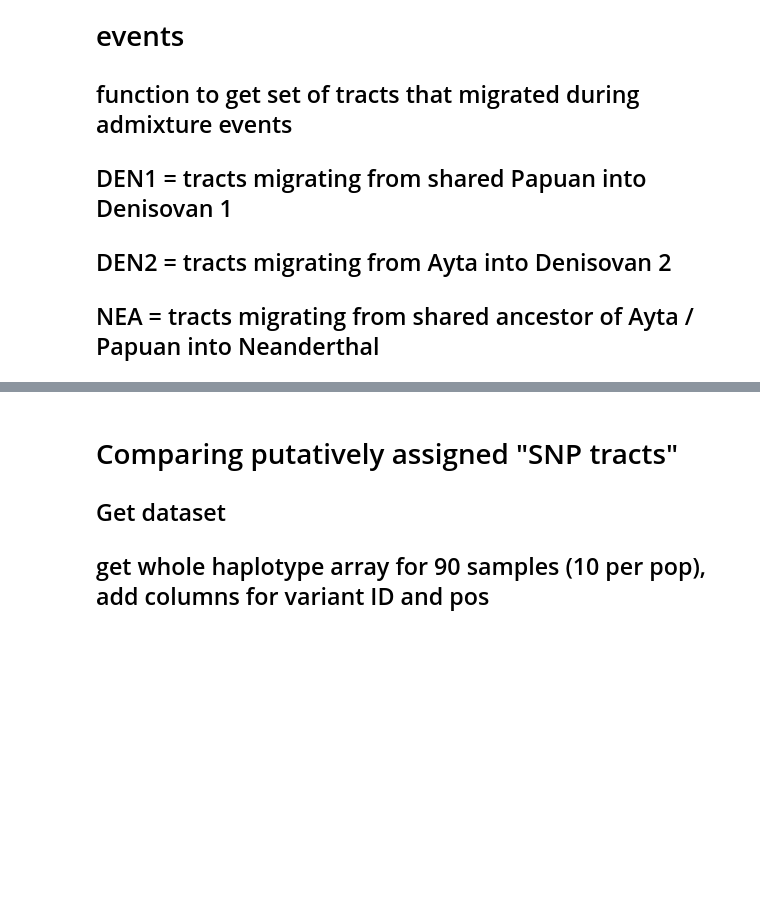
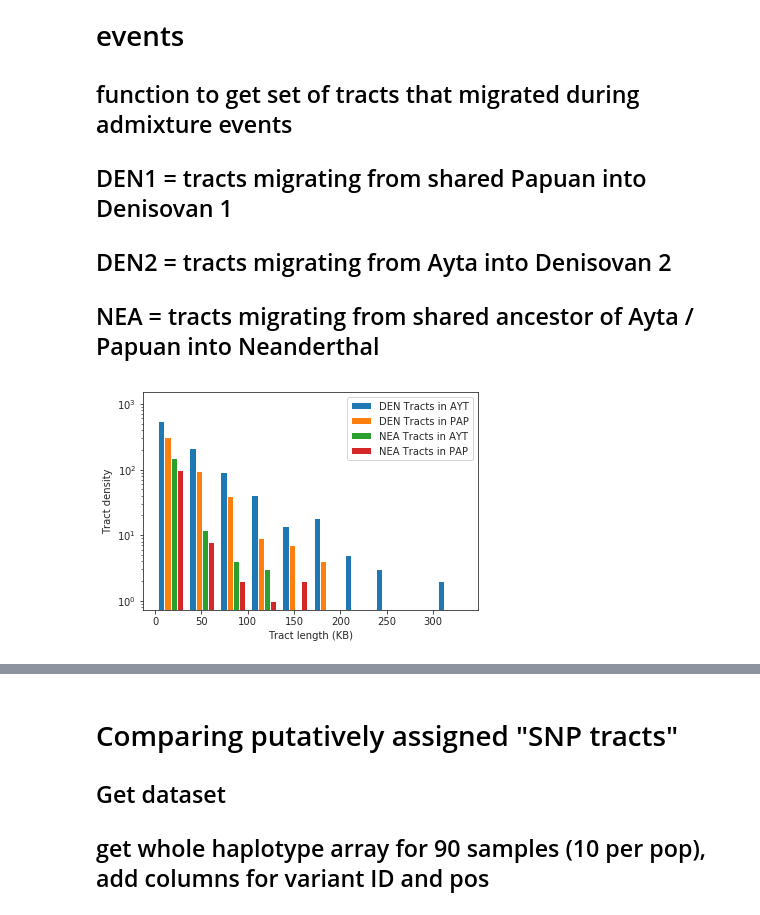
Before and after one commit to jammc313/Phillipines, a Jupyter notebook: msp_ALT2_SingleRun.ipynb, the cells around one changed output, grey strips where cells are left out. Cells and saved outputs as stored; diff of their text form; code cells hidden in the pictures; blank space fills up the shorter version.

Commit message:
Scripts to simulate admixture models
Comparing length distributions and mean lengths of migrating tracts

```diff
--- a/msp_ALT2_SingleRun.ipynb
+++ b/msp_ALT2_SingleRun.ipynb
@@ -129,45 +149,56 @@ sims = msp.simulate(samples=samples, Ne=N[0], population_configurations=pops, de
 ## DEN2 = tracts migrating from Ayta into Denisovan 2
 ## NEA = tracts migrating from shared ancestor of Ayta / Papuan into Neanderthal
 # %%
-def get_mig_tracts(ts):
-    mig_tracts_DEN_ayt, mig_tracts_DEN_pap, mig_tracts_NEA_ayt, mig_tracts_NEA_pap = [], [], [], []
+def get_mig_segs(ts):
+    mig_segs_DEN_ayt, mig_segs_DEN_pap, mig_segs_NEA_ayt, mig_segs_NEA_pap = [], [], [], []
     # Get all tracts that migrated into the archaic populations
+    den_nd = []
+    nea_nd = []
     for migration in ts.migrations():
             if migration.dest == DEN1 or migration.dest == DEN2:
-                if 60 <= migration.node <= 69:
-                    mig_tracts_DEN_pap.append((migration.left, migration.right))
-                elif 70 <= migration.node <= 79:
-                    mig_tracts_DEN_ayt.append((migration.left, migration.right))
+                den_nd.append((migration.left, migration.right, migration.node))
             elif migration.dest == NEA:
-                if 60 <= migration.node <= 69:
-                    mig_tracts_NEA_pap.append((migration.left, migration.right))
-                elif 70 <= migration.node <= 79:
-                    mig_tracts_NEA_ayt.append((migration.left, migration.right))
-    return np.array(mig_tracts_DEN_ayt), np.array(mig_tracts_DEN_pap), np.array(mig_tracts_NEA_ayt), np.array(mig_tracts_NEA_pap)
+                nea_nd.append((migration.left, migration.right, migration.node))
+    for seg in den_nd:
+        seg_node = seg[2]
+        if sims.tables.nodes[seg_node].population == 6:
+            mig_segs_DEN_pap.append(seg)
+        elif sims.tables.nodes[seg_node].population == 7:
+            mig_segs_DEN_ayt.append(seg)
+    for seg in nea_nd:
+        seg_node = seg[2]
+        if sims.tables.nodes[seg_node].population == 6:
+            mig_segs_NEA_pap.append(seg)
+        elif sims.tables.nodes[seg_node].population == 7:
+            mig_segs_NEA_ayt.append(seg)
+    return np.array(mig_segs_DEN_ayt), np.array(mig_segs_DEN_pap), np.array(mig_segs_NEA_ayt), np.array(mig_segs_NEA_pap)
 
-mig_tracts_DEN_AYT, mig_tracts_DEN_PAP, mig_tracts_NEA_AYT, mig_tracts_NEA_PAP  = get_mig_tracts(sims)
-np.savetxt('ALT2_MigTracts_DEN_AYT.txt', mig_tracts_DEN_AYT)
-np.savetxt('ALT2_MigTracts_DEN_PAP.txt', mig_tracts_DEN_PAP)
-np.savetxt('ALT2_MigTracts_NEA_AYT.txt', mig_tracts_NEA_AYT)
-np.savetxt('ALT2_MigTracts_NEA_PAP.txt', mig_tracts_NEA_PAP)
+mig_segs_DEN_AYT, mig_segs_DEN_PAP, mig_segs_NEA_AYT, mig_segs_NEA_PAP  = get_mig_segs(sims)
+np.savetxt('ALT2_MigTracts_DEN_AYT.txt', mig_segs_DEN_AYT)
+np.savetxt('ALT2_MigTracts_DEN_PAP.txt', mig_segs_DEN_PAP)
+np.savetxt('ALT2_MigTracts_NEA_AYT.txt', mig_segs_NEA_AYT)
+np.savetxt('ALT2_MigTracts_NEA_PAP.txt', mig_segs_NEA_PAP)
 
 # Compare length distributions of admixing segments
 
 # plot length distribitions of migrating tracts
 
 kb = 1 / 1000
 plt.hist([
-    (mig_tracts_DEN_AYT[:,1] - mig_tracts_DEN_AYT[:,0]) * kb,
-    (mig_tracts_DEN_PAP[:,1] - mig_tracts_DEN_PAP[:,0]) * kb,
-    (mig_tracts_NEA_AYT[:,1] - mig_tracts_NEA_AYT[:,0]) * kb,
-    (mig_tracts_NEA_PAP[:,1] - mig_tracts_NEA_PAP[:,0]) * kb],
+    (mig_segs_DEN_AYT[:,1] - mig_segs_DEN_AYT[:,0]) * kb,
+    (mig_segs_DEN_PAP[:,1] - mig_segs_DEN_PAP[:,0]) * kb,
+    (mig_segs_NEA_AYT[:,1] - mig_segs_NEA_AYT[:,0]) * kb,
+    (mig_segs_NEA_PAP[:,1] - mig_segs_NEA_PAP[:,0]) * kb],
     label=["DEN Tracts in AYT", "DEN Tracts in PAP", "NEA Tracts in AYT", "NEA Tracts in PAP"]
 )
 plt.yscale('log')
 plt.legend()
 plt.xlabel("Tract length (KB)")
 plt.ylabel("Tract density")
+plt.ylim(0,1500)
 plt.savefig('plot_ALT2_tract_distribution.pdf', dpi=600, bbox_inches='tight')
+# %% [output]
+[figure, added]
 # %%
 ## want to look at average length of DEN tract lengths unique to Ayta, unique to Papuan, and shared between each
 ## plot mean number and tract lengths from each (means and SE across 10 runs)
```
Also changed, not shown: parts of 3 cells of this notebook, 5 other files.
